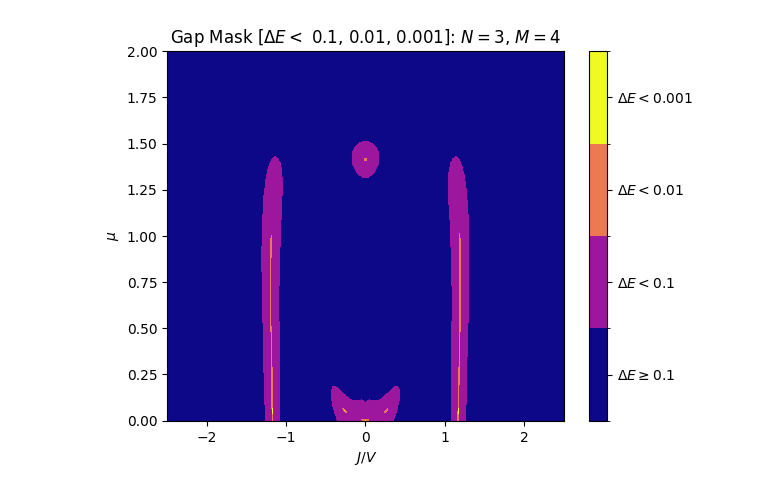
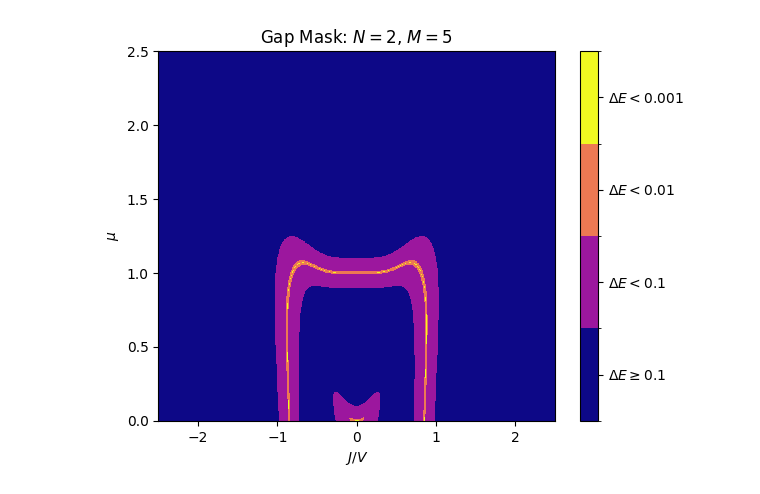
Before and after one commit to jwdesroches/synthetic_dimensions, a Jupyter notebook: adiabatic_evolution/energy_gap.ipynb, the cells around one changed output. Saved outputs shown, nothing was run; the diff lists cells and outputs as text; code cells hidden in the pictures.

Commit message:
updated energy gap

```diff
--- a/adiabatic_evolution/energy_gap.ipynb
+++ b/adiabatic_evolution/energy_gap.ipynb
@@ -10,11 +14,11 @@ from matplotlib.cm import get_cmap
 # %%
 V = 1
-N = 3
-M = 4
+N = 2
+M = 5
 
 min_J_V_ratio = -2.5
 max_J_V_ratio = 2.5
-max_mu_value = 2
+max_mu_value = 2.5
 
 resolution = 1000
 
@@ -39,6 +43,7 @@ for i, mu in enumerate(mu_values):
 
         eigenvalues, eigenvectors = exact_diagonalize(H)
         energy_gap = eigenvalues[1]-eigenvalues[0]
+        energy_gap_grid[j,i] = energy_gap
 
         if energy_gap < energy_gap_cutoff:
             energy_gap_mask[j,i] = 1
@@ -49,6 +54,8 @@ for i, mu in enumerate(mu_values):
 
         energy_grid[j, i] = eigenvalues[0]
         energy_gap_grid[j, i] = energy_gap
+
+one_over_energy_gap_grid = 1/energy_gap_grid
 # %%
 plt.figure()
 
@@ -78,20 +130,18 @@ plt.show()
 # %%
-import matplotlib.colors as mcolors
-
 cmap = plt.get_cmap('plasma', 4)
-bounds = [0, 1, 2, 3,4]
+bounds = [0, 1, 2, 3, 4]
 norm = mcolors.BoundaryNorm(bounds, cmap.N)
 
 plt.figure()
 plt.pcolormesh(J_V_ratio_grid, mu_grid, energy_gap_mask, shading='auto', cmap=cmap, norm=norm)
 
 plt.xlabel("$J/V$")
 plt.ylabel("$\mu$")
-plt.title(f"Gap Mask [$\Delta E <$ {energy_gap_cutoff}, {energy_gap_cutoff_2}, {energy_gap_cutoff_3}]: $N=${N}, $M=${M}")
+plt.title(f"Gap Mask: $N=${N}, $M=${M}")
 
 cbar = plt.colorbar(ticks=[0.5, 1.5, 2.5, 3.5])
 cbar.ax.set_yticklabels([f"$\Delta E \geq ${energy_gap_cutoff}", f"$\Delta E < {energy_gap_cutoff}$", f"$\Delta E < {energy_gap_cutoff_2}$", f"$\Delta E < {energy_gap_cutoff_3}$"])
 
 plt.show()
 # %% [output]
-[figure, old version]
+[figure, new version]
```
Also changed, not shown: parts of 10 cells of this notebook.
